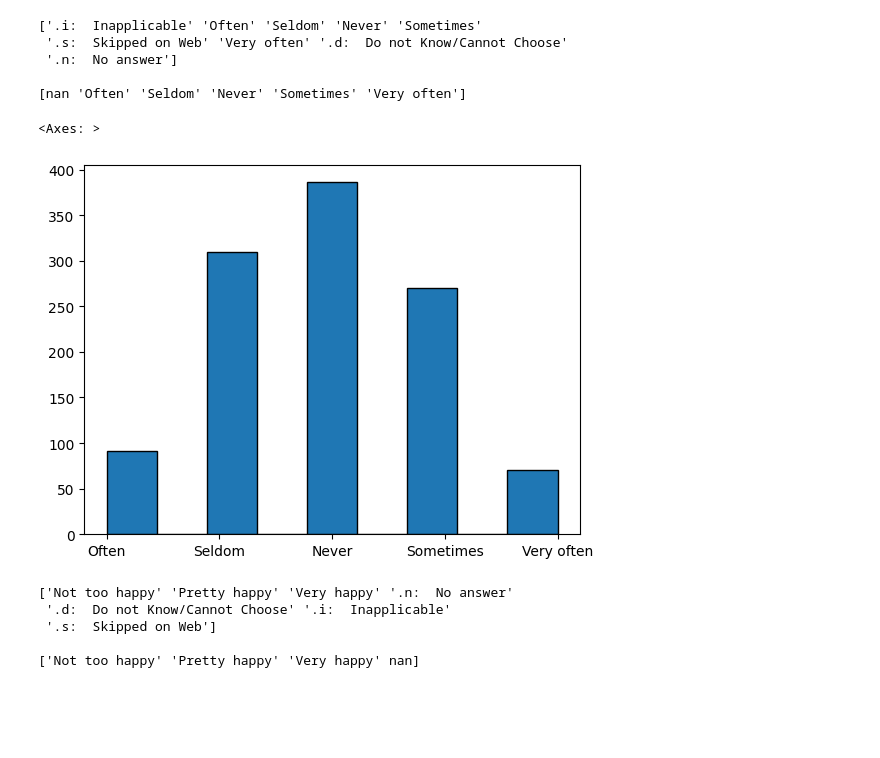
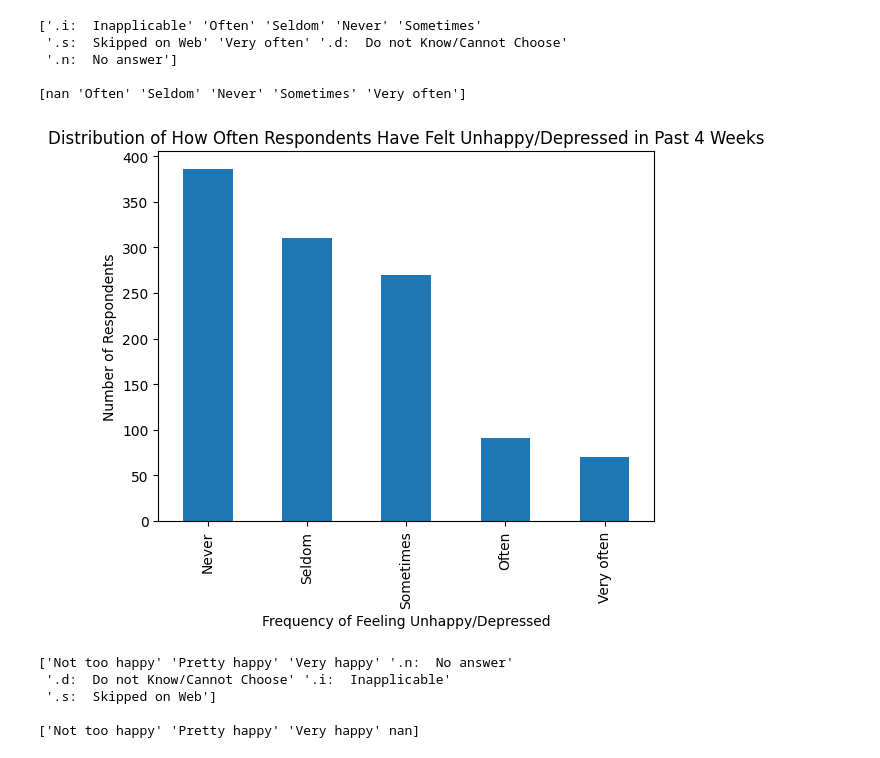
Before and after one commit to phipyao/ds3001-project_gss, a Jupyter notebook: project.ipynb, the cells around one changed output. Cells and saved outputs as stored; diff of their text form; code cells hidden in the pictures; blank space fills up the shorter version.

```diff
--- a/project.ipynb
+++ b/project.ipynb
@@ -66,11 +72,18 @@ print(df[var].unique(),'\n')
  '.n:  No answer']
 
 [nan 'Often' 'Seldom' 'Never' 'Sometimes' 'Very often']
-# %%
-df['hlthdep'].hist(bins=9, grid=False, edgecolor='Black')
-# %% [output]
-<Axes: >
-[figure, removed]
+# %%
+category_order = ['Never', 'Seldom', 'Sometimes', 'Often', 'Very often']
+df['hlthdep'].value_counts().loc[category_order].plot.bar()
+
+plt.title('Distribution of How Often Respondents Have Felt Unhappy/Depressed in Past 4 Weeks')
+
+plt.xlabel('Frequency of Feeling Unhappy/Depressed')
+plt.ylabel('Number of Respondents')
+
+plt.show()
+# %% [output]
+[figure, added]
 # %%
 # cleaned happiness
 var = 'happy'
```
Also changed, not shown: parts of 7 cells of this notebook.
